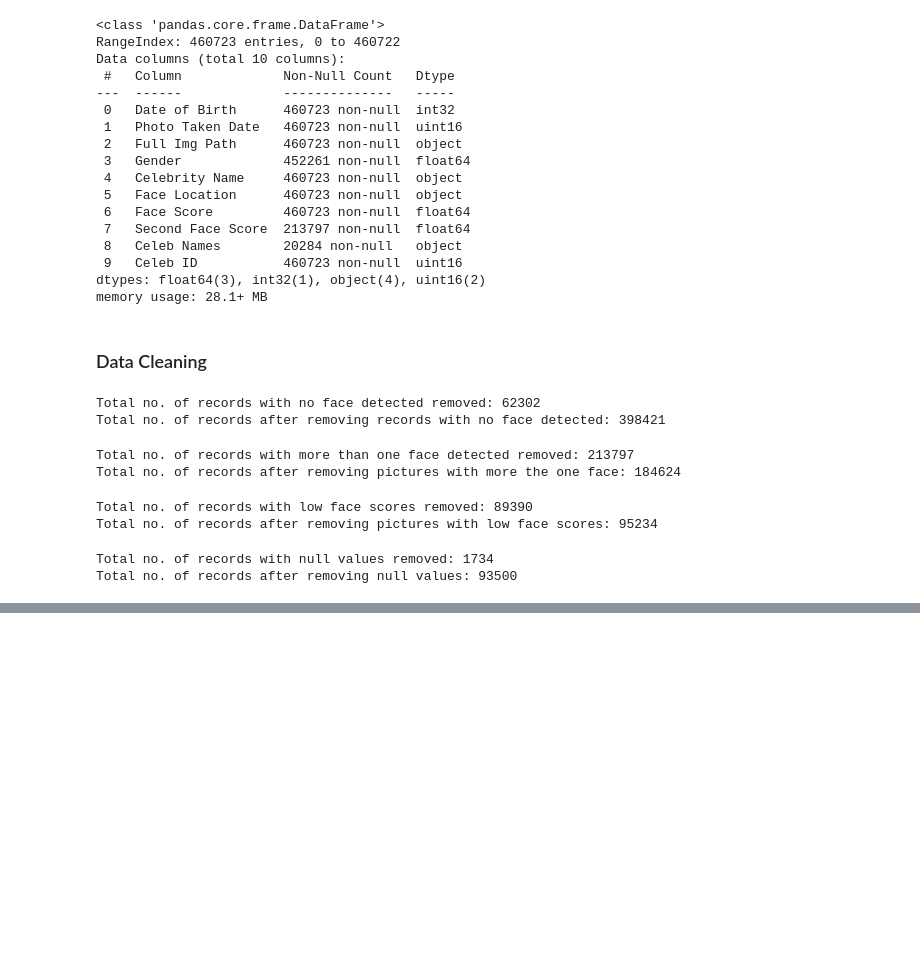
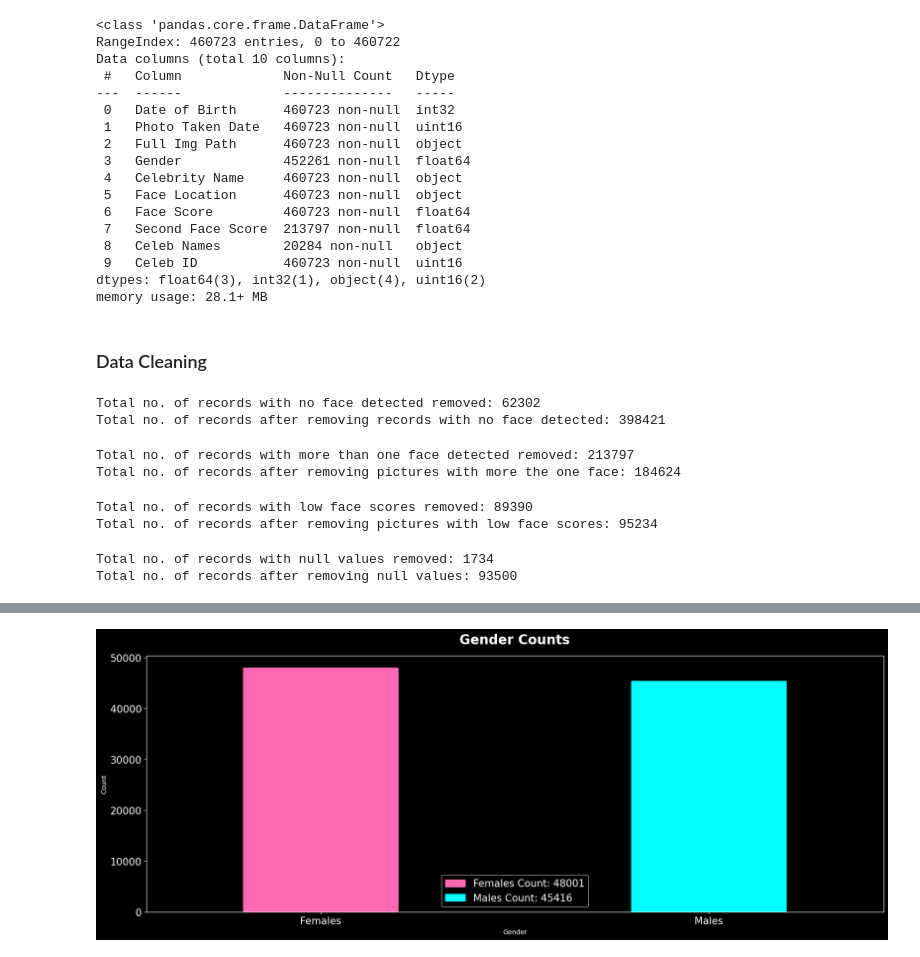
Before and after one commit to AIBabyTeaching/deep-learning-project-Momad-Y, a Jupyter notebook: Celebrity Look a Like CNN DL Project.ipynb, the cells around one changed output, grey strips where cells are left out. Cells and saved outputs as stored; diff of their text form; code cells hidden in the pictures; blank space fills up the shorter version.

```diff
--- a/Celebrity Look a Like CNN DL Project.ipynb
+++ b/Celebrity Look a Like CNN DL Project.ipynb
@@ -317,0 +396,25 @@ memory usage: 2.9+ MB
+# %%
+# Plotting the distribution genders in the celebrities dataset
+gender_counts = data_df["Gender"].value_counts()
+gender_counts.rename({0: "Females", 1: "Males"}, inplace=True)
+
+plt.figure(figsize=(20, 7))
+gender_counts.plot(kind="bar", color=["hotpink", "aqua"], rot=0, width=0.4)
+
+plt.xticks(fontsize=15)
+plt.yticks(fontsize=15)
+
+plt.xlabel("Gender")
+plt.ylabel("Count")
+
+plt.title("Gender Counts", fontsize=20, fontweight="bold", y=1.03)
+
+females_patch = mpatches.Patch(
+    color="hotpink", label=f"Females Count: {gender_counts[0]}"
+)
+males_patch = mpatches.Patch(color="aqua", label=f"Males Count: {gender_counts[1]}")
+plt.legend(handles=[females_patch, males_patch], fontsize=15)
+
+plt.show()
+# %% [output]
+[figure, added]
```
Also changed, not shown: parts of 43 cells of this notebook.
